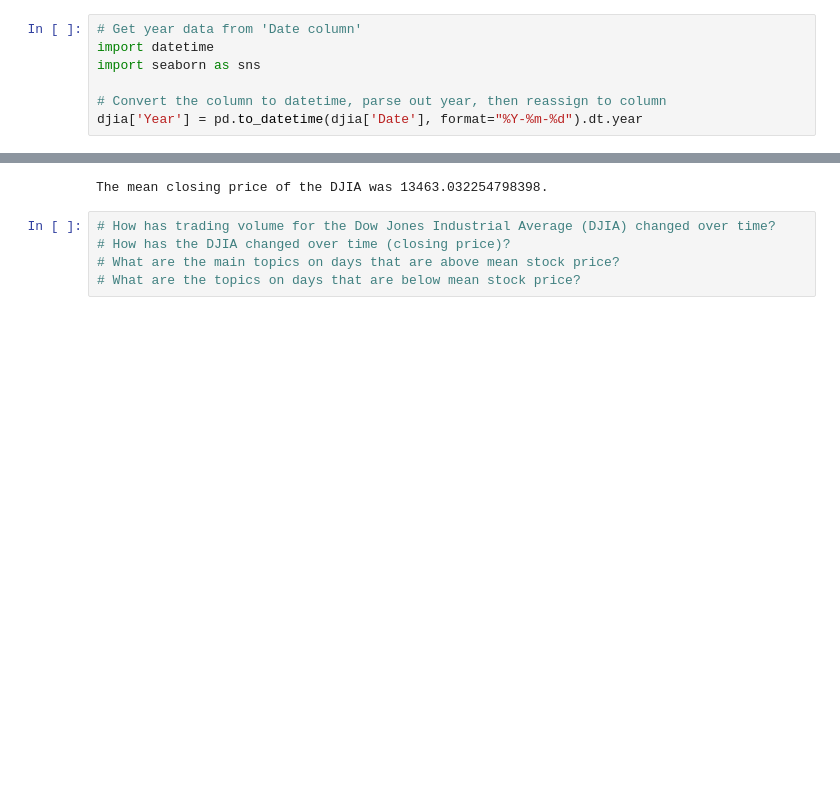
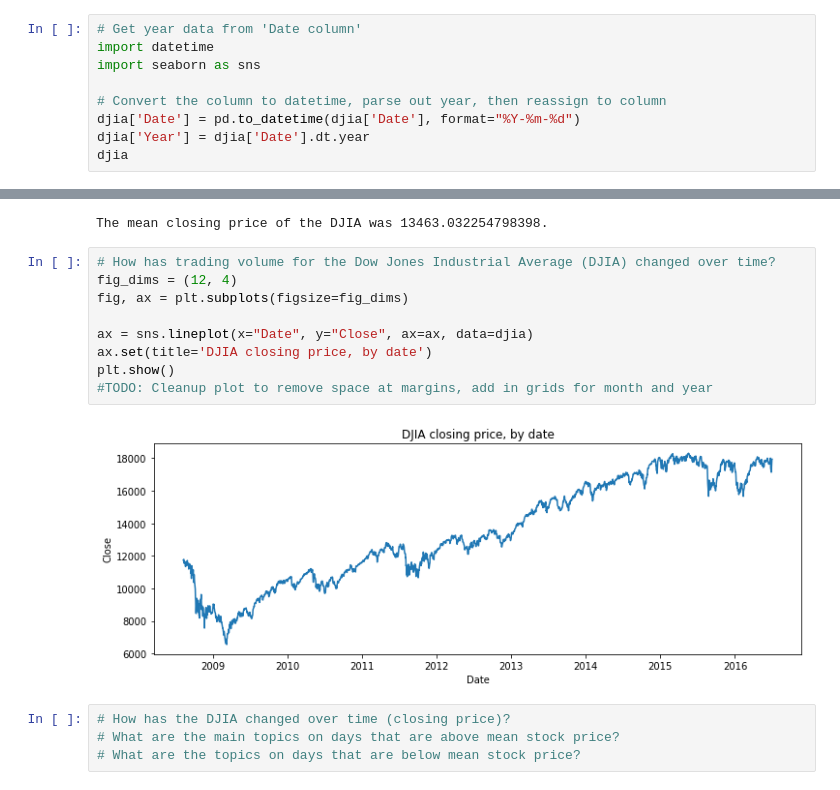
Before and after one commit to micahvandersteen/project-3-team-ifrit, a Jupyter notebook: Notebooks/Stock and news headline descriptive analysis.ipynb, the cells around one changed output, grey strips where cells are left out. Cells and saved outputs as stored; diff of their text form; blank space fills up the shorter version.

Commit message:
Add timeseries plot for DJIA closing price

```diff
--- a/Notebooks/Stock and news headline descriptive analysis.ipynb
+++ b/Notebooks/Stock and news headline descriptive analysis.ipynb
@@ -63,4 +63,6 @@ import datetime
 import seaborn as sns
 
 # Convert the column to datetime, parse out year, then reassign to column
-djia['Year'] = pd.to_datetime(djia['Date'], format="%Y-%m-%d").dt.year
+djia['Date'] = pd.to_datetime(djia['Date'], format="%Y-%m-%d")
+djia['Year'] = djia['Date'].dt.year
+djia
@@ -103,8 +107,18 @@ djia_mean = djia['Close'].mean()
 print(f"The mean closing price of the DJIA was {djia_mean}.")
 # %% [output]
 The mean closing price of the DJIA was 13463.032254798398.
+# %%
+# How has trading volume for the Dow Jones Industrial Average (DJIA) changed over time?
+fig_dims = (12, 4)
+fig, ax = plt.subplots(figsize=fig_dims)
+
+ax = sns.lineplot(x="Date", y="Close", ax=ax, data=djia)
+ax.set(title='DJIA closing price, by date')
+plt.show()
+#TODO: Cleanup plot to remove space at margins, add in grids for month and year
+# %% [output]
+[figure, added]
 # %%
-# How has trading volume for the Dow Jones Industrial Average (DJIA) changed over time?
 # How has the DJIA changed over time (closing price)?
 # What are the main topics on days that are above mean stock price?
 # What are the topics on days that are below mean stock price?
```
Also changed, not shown: parts of 4 cells of this notebook.
